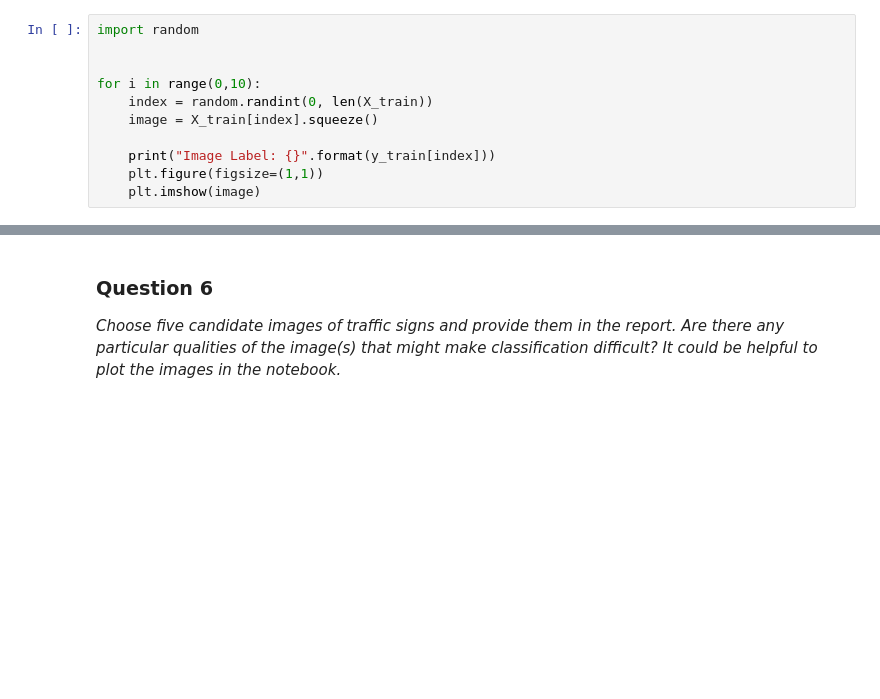
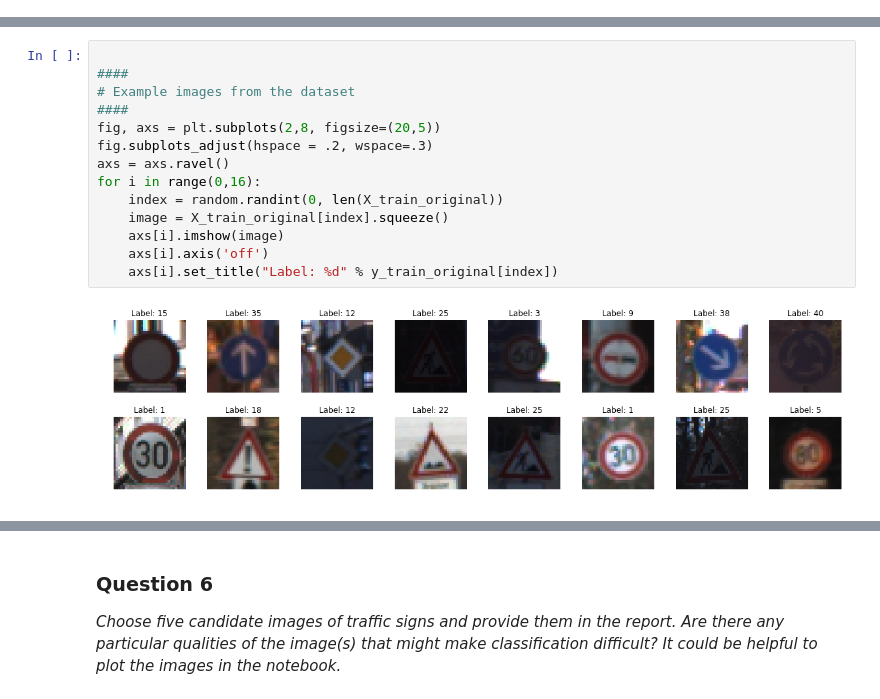
Before and after one commit to rob-burrus/CarND-Traffic-Sign-Classifier-Project, a Jupyter notebook: Traffic_Sign_Classifier.ipynb, the cells around one changed output, grey strips where cells are left out. Cells and saved outputs as stored; diff of their text form; blank space fills up the shorter version.

```diff
--- a/Traffic_Sign_Classifier.ipynb
+++ b/Traffic_Sign_Classifier.ipynb
@@ -99,11 +0,0 @@ plt.show()
-# %%
-import random
-
-
-for i in range(0,10):
-    index = random.randint(0, len(X_train))
-    image = X_train[index].squeeze()
-
-    print("Image Label: {}".format(y_train[index]))
-    plt.figure(figsize=(1,1))
-    plt.imshow(image)
@@ -461,0 +96,16 @@ print("5 New Test Images")
+# %%
+
+####
+# Example images from the dataset
+####
+fig, axs = plt.subplots(2,8, figsize=(20,5))
+fig.subplots_adjust(hspace = .2, wspace=.3)
+axs = axs.ravel()
+for i in range(0,16):
+    index = random.randint(0, len(X_train_original))
+    image = X_train_original[index].squeeze()
+    axs[i].imshow(image)
+    axs[i].axis('off')
+    axs[i].set_title("Label: %d" % y_train_original[index])
+# %% [output]
+[figure, added]
```
Also changed, not shown: parts of 53 cells of this notebook, 22 other files.
